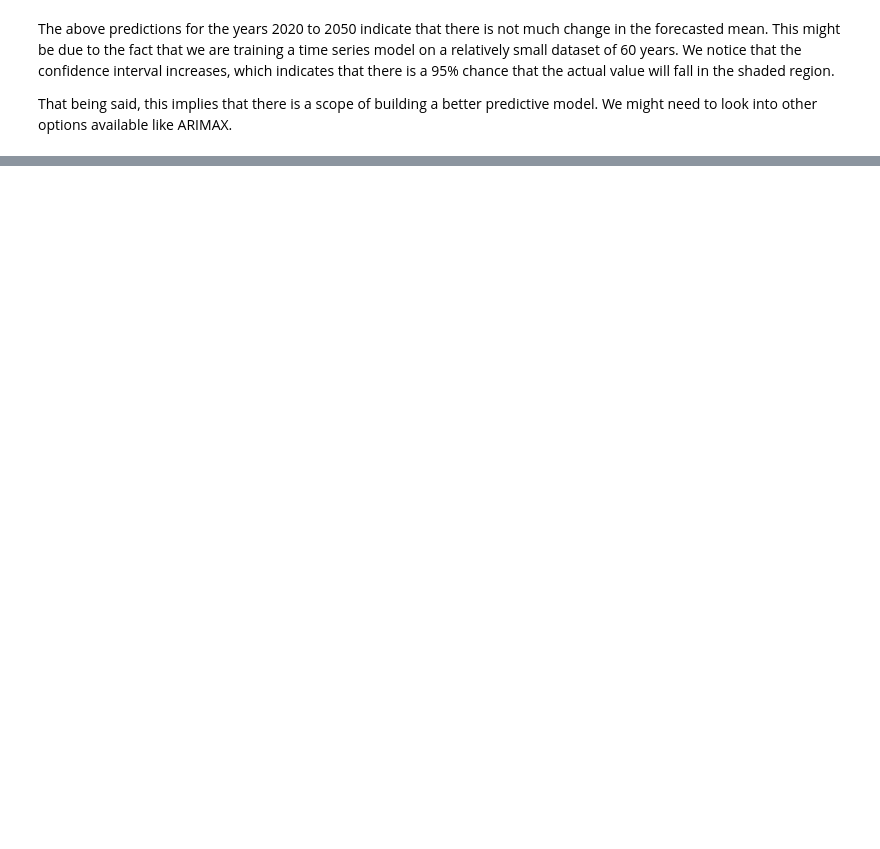
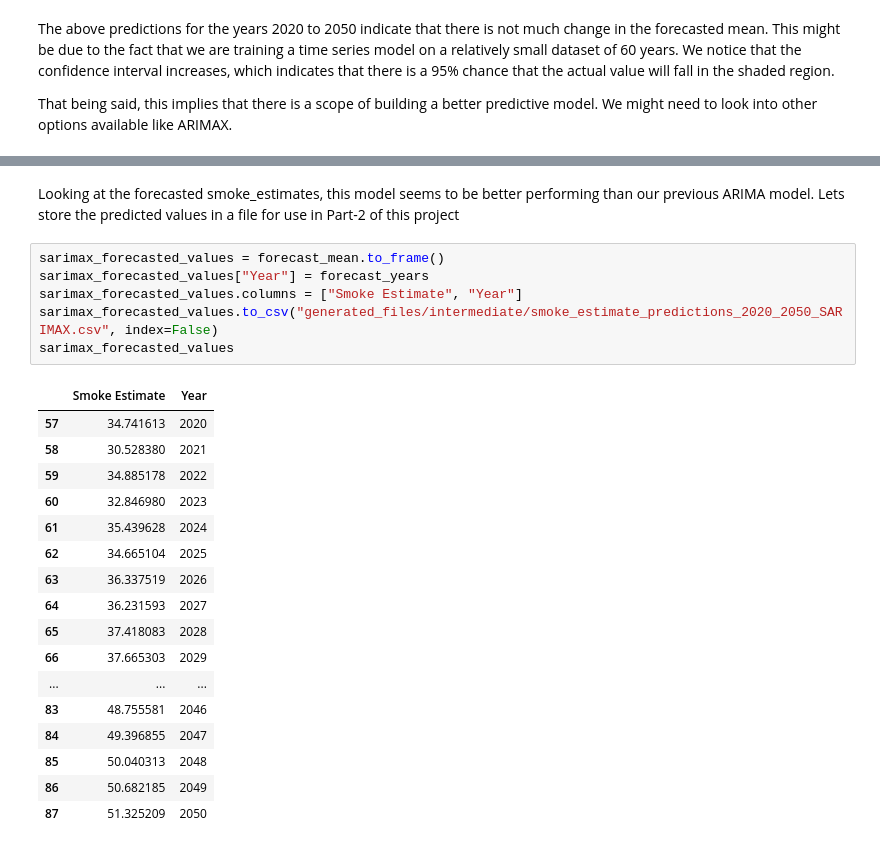
Before and after one commit to sushmavankayala/data-512-homework_4, a Jupyter notebook: 4_smoke_estimates.ipynb, the cells around one changed output, grey strips where cells are left out. Drawn from its saved outputs; the diff is of its cells as text; blank space fills up the shorter version.

```diff
--- a/4_smoke_estimates.ipynb
+++ b/4_smoke_estimates.ipynb
@@ -495,0 +793,26 @@ That being said, this implies that there is a scope of building a better predict
+# %% [markdown]
+Looking at the forecasted smoke_estimates, this model seems to be better performing than our previous ARIMA model. Lets store the predicted values in a file for use in Part-2 of this project
+# %%
+sarimax_forecasted_values = forecast_mean.to_frame()
+sarimax_forecasted_values["Year"] = forecast_years
+sarimax_forecasted_values.columns = ["Smoke Estimate", "Year"]
+sarimax_forecasted_values.to_csv("generated_files/intermediate/smoke_estimate_predictions_2020_2050_SARIMAX.csv", index=False)
+sarimax_forecasted_values
+# %% [output]
+|  | Smoke Estimate | Year |
+| 57 | 34.741613 | 2020 |
+| 58 | 30.528380 | 2021 |
+| 59 | 34.885178 | 2022 |
+| 60 | 32.846980 | 2023 |
+| 61 | 35.439628 | 2024 |
+| 62 | 34.665104 | 2025 |
+| 63 | 36.337519 | 2026 |
+| 64 | 36.231593 | 2027 |
+| 65 | 37.418083 | 2028 |
+| 66 | 37.665303 | 2029 |
+| ... | ... | ... |
+| 83 | 48.755581 | 2046 |
+| 84 | 49.396855 | 2047 |
+| 85 | 50.040313 | 2048 |
+| 86 | 50.682185 | 2049 |
+| 87 | 51.325209 | 2050 |
```
Also changed, not shown: parts of 18 cells of this notebook, 2 other files.
